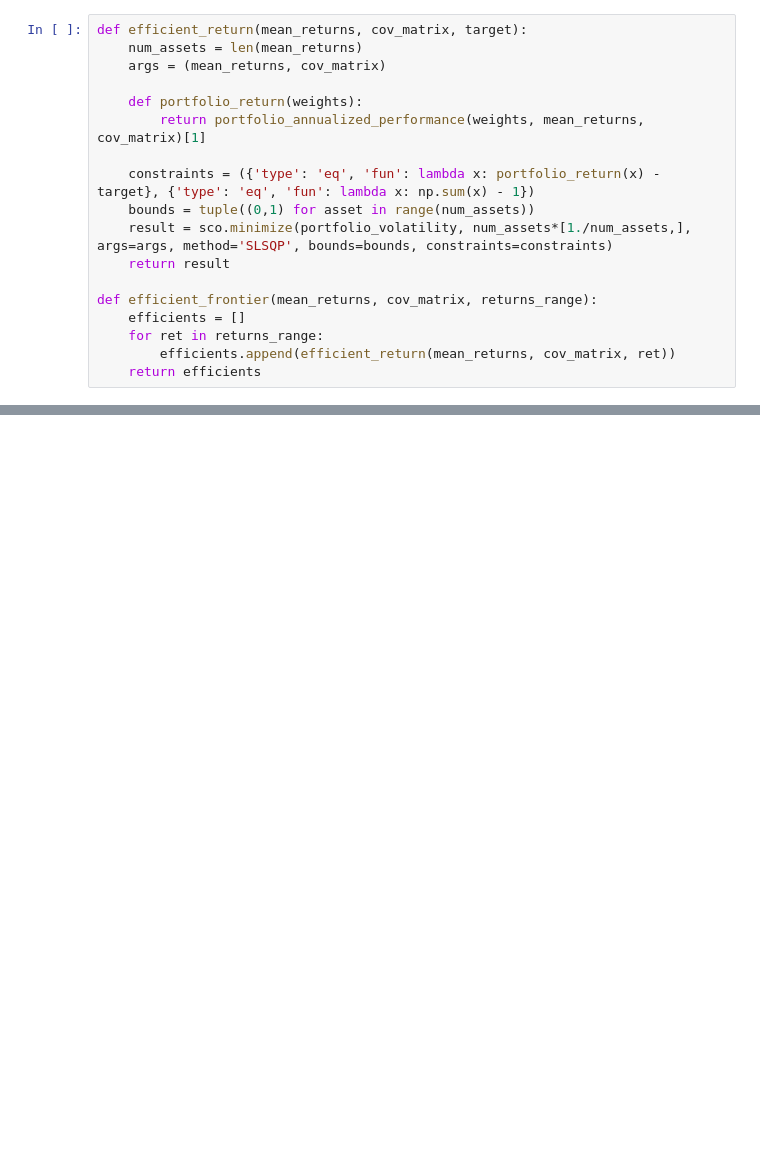
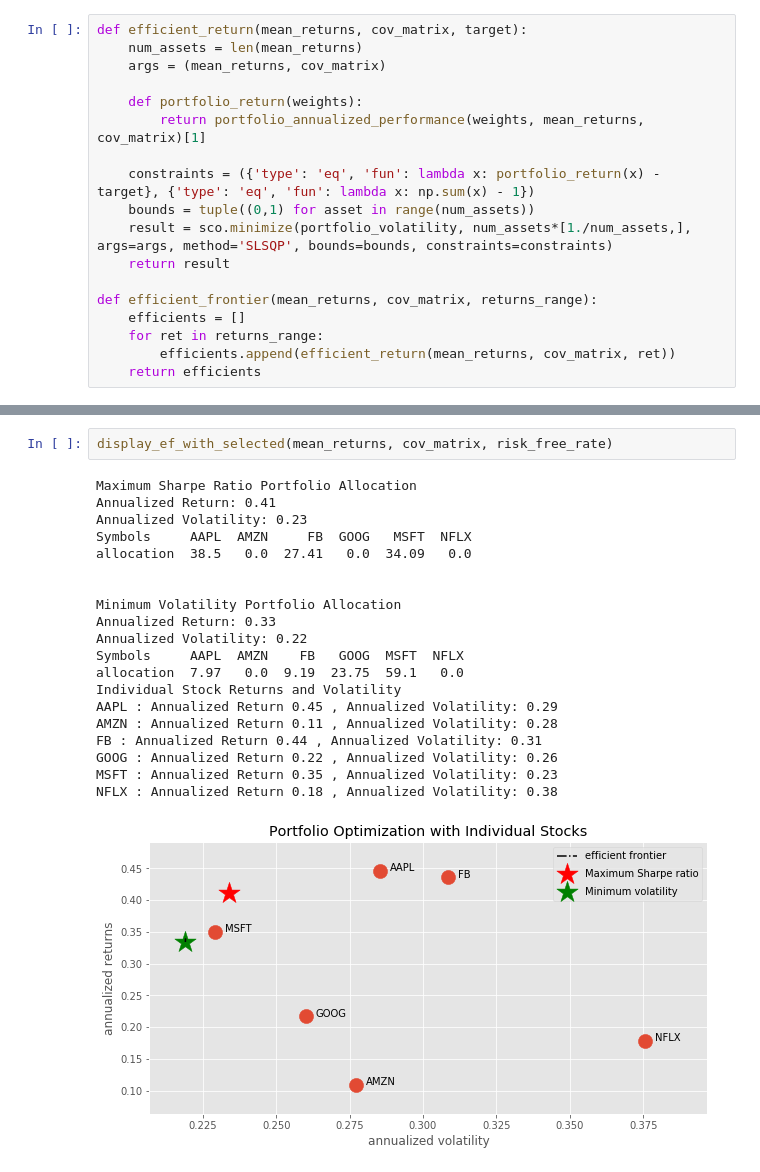
Before and after one commit to prabodhw96/AI-in-Finance, a Jupyter notebook: Efficient Frontier.ipynb, the cells around one changed output, grey strips where cells are left out. Saved outputs shown, nothing was run; the diff lists cells and outputs as text; blank space fills up the shorter version.

Commit message:
Portfolio optimization with individual stocks

```diff
--- a/Efficient Frontier.ipynb
+++ b/Efficient Frontier.ipynb
@@ -218,0 +268,23 @@ allocation  7.97   0.0  9.19  23.75  59.1   0.0
+# %%
+display_ef_with_selected(mean_returns, cov_matrix, risk_free_rate)
+# %% [output]
+Maximum Sharpe Ratio Portfolio Allocation
+Annualized Return: 0.41
+Annualized Volatility: 0.23
+Symbols     AAPL  AMZN     FB  GOOG   MSFT  NFLX
+allocation  38.5   0.0  27.41   0.0  34.09   0.0
+
+
+Minimum Volatility Portfolio Allocation
+Annualized Return: 0.33
+Annualized Volatility: 0.22
+Symbols     AAPL  AMZN    FB   GOOG  MSFT  NFLX
+allocation  7.97   0.0  9.19  23.75  59.1   0.0
+Individual Stock Returns and Volatility
+AAPL : Annualized Return 0.45 , Annualized Volatility: 0.29
+AMZN : Annualized Return 0.11 , Annualized Volatility: 0.28
+FB : Annualized Return 0.44 , Annualized Volatility: 0.31
+GOOG : Annualized Return 0.22 , Annualized Volatility: 0.26
+MSFT : Annualized Return 0.35 , Annualized Volatility: 0.23
+NFLX : Annualized Return 0.18 , Annualized Volatility: 0.38
+[figure, added]
```
Also changed, not shown: parts of 3 cells of this notebook.
